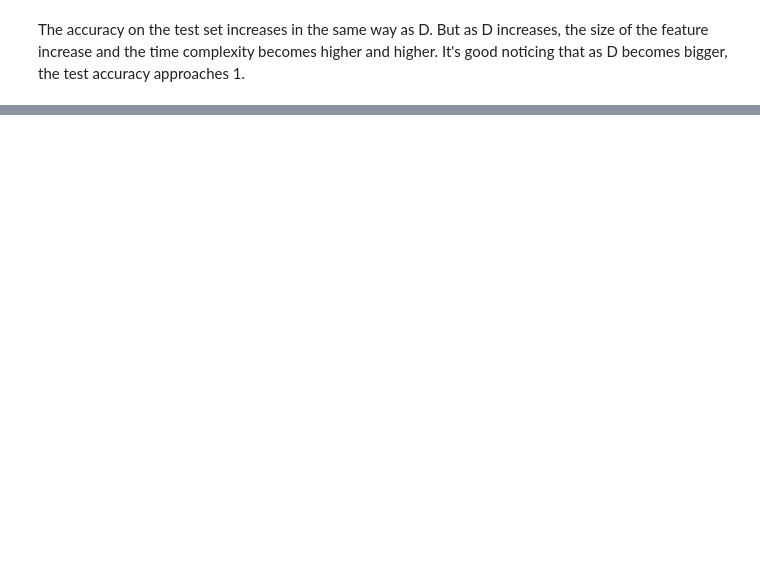
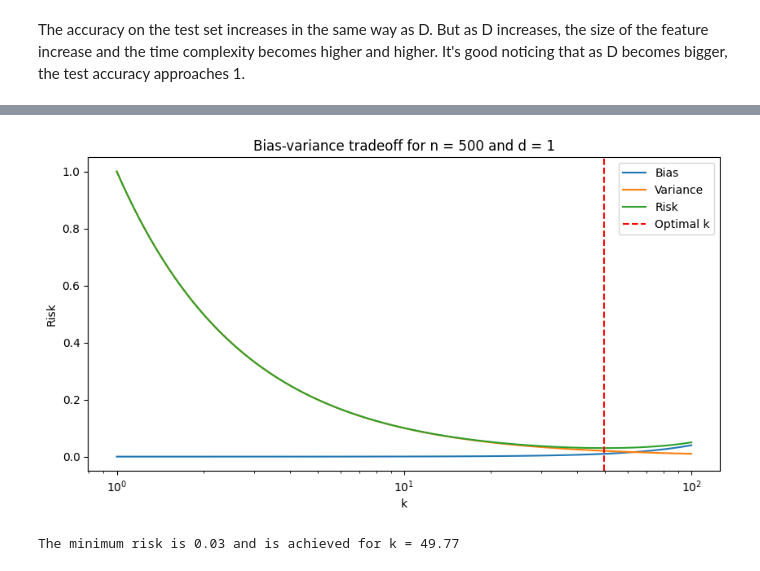
Before and after one commit to roduit/FundamentalLearningEPFL, a Jupyter notebook: Homeworks/HW2/roduit_vincent_325140_HW2.ipynb, the cells around one changed output, grey strips where cells are left out. Drawn from its saved outputs; the diff is of its cells as text; code cells hidden in the pictures; blank space fills up the shorter version.

```diff
--- a/Homeworks/HW2/roduit_vincent_325140_HW2.ipynb
+++ b/Homeworks/HW2/roduit_vincent_325140_HW2.ipynb
@@ -253,0 +375,5 @@ The accuracy on the test set increases in the same way as D. But as D increases,
+# %%
+compute_bv_trade_off(n=500, d=1)
+# %% [output]
+[figure, added]
+The minimum risk is 0.03 and is achieved for k = 49.77
```
Also changed, not shown: parts of 30 cells of this notebook.
